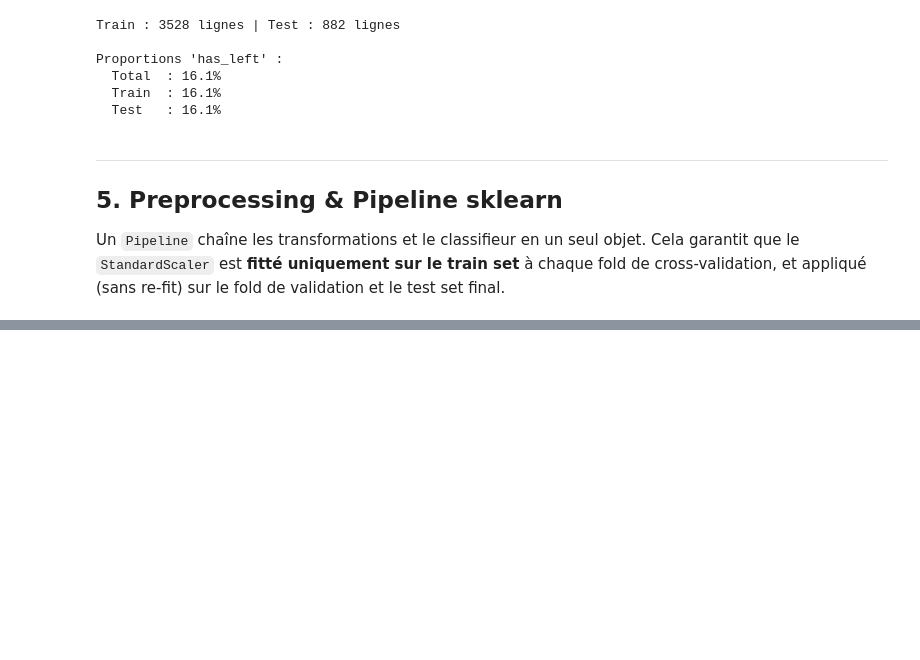
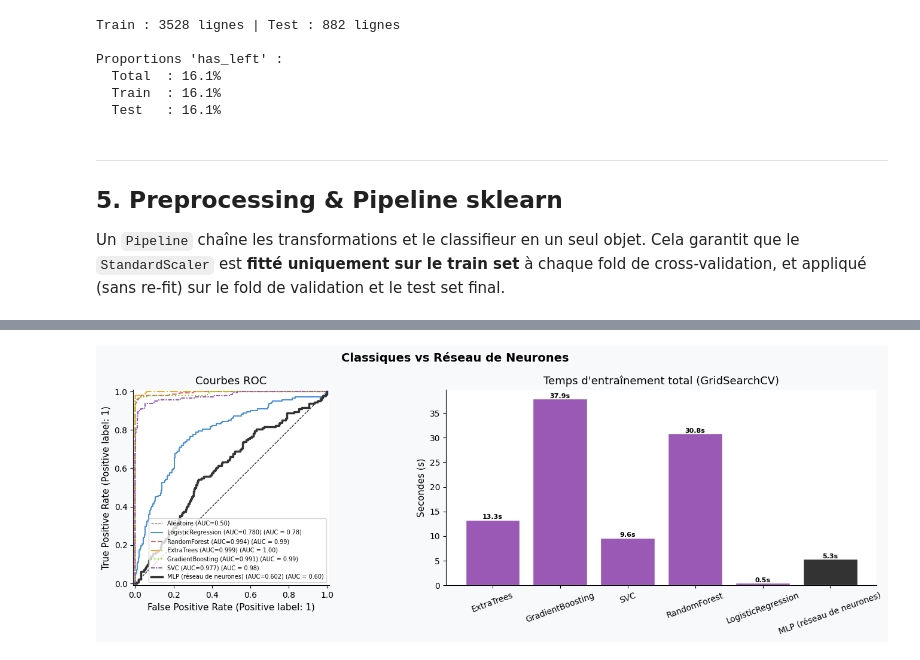
Before and after one commit to CESI-FISA-Info-24-27/IA-groupe-02, a Jupyter notebook: src/notebooks/05_modeling.ipynb, the cells around one changed output, grey strips where cells are left out. Cells and saved outputs as stored; diff of their text form; code cells hidden in the pictures; blank space fills up the shorter version.

```diff
--- a/src/notebooks/05_modeling.ipynb
+++ b/src/notebooks/05_modeling.ipynb
@@ -325,0 +695,88 @@ LogisticRegression 0.777741
+# %%
+# -- 7.3. Tableau de comparaison global (classiques + MLP) -----------------
+all_results = {**results_models, 'MLP (réseau de neurones)': mlp_result}
+
+full_rows = []
+for name, res in all_results.items():
+    full_rows.append({
+        'Modèle'            : name,
+        'ROC-AUC CV (mean)' : res['cv_roc_auc'],
+        'ROC-AUC (test)'    : res['roc_auc'],
+        'Recall (test)'     : res['recall'],
+        'Précision (test)'  : res['precision'],
+        'F1 (test)'         : res['f1'],
+        'Entraîn. (s)'      : res['train_time_s'],
+        'Prédiction (ms)'   : res['predict_ms'],
+    })
+
+full_df = (
+    pd.DataFrame(full_rows)
+    .set_index('Modèle')
+    .sort_values('F1 (test)', ascending=False)
+)
+
+perf_cols = ['ROC-AUC CV (mean)', 'ROC-AUC (test)', 'Recall (test)', 'Précision (test)', 'F1 (test)']
+time_cols  = ['Entraîn. (s)', 'Prédiction (ms)']
+
+display(full_df.style
+    .highlight_max(axis=0, subset=perf_cols, props='font-weight:bold; color:#E05C5C')
+    .highlight_min(axis=0, subset=perf_cols, props='color:#AAAAAA; font-style:italic')
+    .highlight_min(axis=0, subset=time_cols, props='font-weight:bold; color:#27AE60')
+    .format({
+        **{c: '{:.4f}' for c in perf_cols},
+        'Entraîn. (s)': '{:.1f}s', 'Prédiction (ms)': '{:.2f}ms',
+    }))
+
+# -- 7.4. Courbes ROC superposées - tous les modèles -----------------------
+fig, axes = plt.subplots(1, 2, figsize=(15, 5))
+fig.suptitle('Classiques vs Réseau de Neurones', fontsize=14, fontweight='bold')
+
+# Courbes ROC
+ax = axes[0]
+ax.plot([0, 1], [0, 1], 'k--', linewidth=0.8, label='Aléatoire (AUC=0.50)')
+line_styles = ['-', '--', '-.', ':', (0, (3, 1, 1, 1)), '-']
+roc_colors  = ['#4A90D9', '#E05C5C', '#F5A623', '#7ED321', '#9B59B6', '#333333']
+
+for i, (name, res) in enumerate(all_results.items()):
+    lw = 2.5 if name == 'MLP (réseau de neurones)' else 1.5
+    RocCurveDisplay.from_predictions(
+        y_test,
+        res['model'].predict_proba(X_test)[:, 1],
+        ax=ax,
+        name=f"{name} (AUC={res['roc_auc']:.3f})",
+        color=roc_colors[i % len(roc_colors)],
+        linestyle=line_styles[i % len(line_styles)],
+        linewidth=lw,
+    )
+ax.set_title('Courbes ROC')
+ax.legend(loc='lower right', fontsize=7)
+
+# Temps d'entraînement comparé
+ax2 = axes[1]
+bar_colors = [
+    '#333333' if n == 'MLP (réseau de neurones)' else '#9B59B6'
+    for n in full_df.index
+]
+bars = ax2.bar(full_df.index, full_df['Entraîn. (s)'],
+               color=bar_colors, edgecolor='white')
+ax2.set_title("Temps d'entraînement total (GridSearchCV)")
+ax2.set_ylabel('Secondes (s)')
+ax2.tick_params(axis='x', rotation=20)
+for bar, val in zip(bars, full_df['Entraîn. (s)']):
+    ax2.text(bar.get_x() + bar.get_width()/2, bar.get_height() + 0.2,
+             f'{val:.1f}s', ha='center', fontsize=8, fontweight='bold')
+
+plt.tight_layout()
+plt.show()
+
+# -- 7.5. Conclusion sur le MLP --------------------------------------------
+mlp_rank_f1 = list(full_df.index).index('MLP (réseau de neurones)') + 1
+print(f"\nConclusion : le MLP se classe {mlp_rank_f1}e/{len(full_df)} modèles sur le critère F1.")
+print(
+    "Sur des données tabulaires de petite taille (~4 400 lignes), les modèles ensemblistes\n"
+    "(Random Forest, Gradient Boosting) et même la régression logistique tirent avantage de\n"
+    "leurs biais inductifs adaptés là où le MLP manque de données pour apprendre des\n"
+    "représentations latentes utiles. De plus, le MLP est une boîte noire, incompatible\n"
+    "avec les exigences de transparence de l'EU AI Act (Art. 13) pour les systèmes RH."
+)
+# %% [output]
@@ -325,0 +791 @@ LogisticRegression 0.777741
+[figure, added]
```
Also changed, not shown: parts of 21 cells of this notebook, 2 other files.
